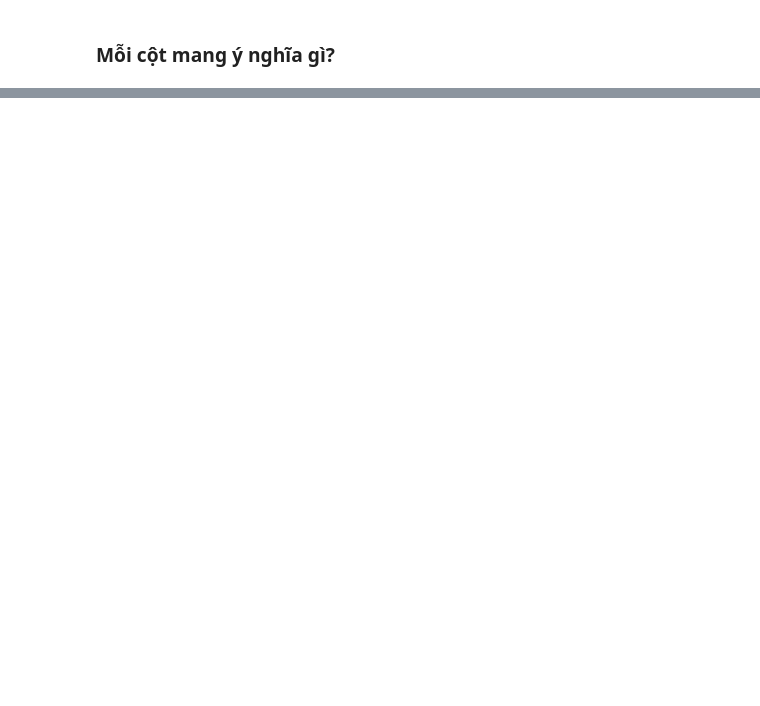
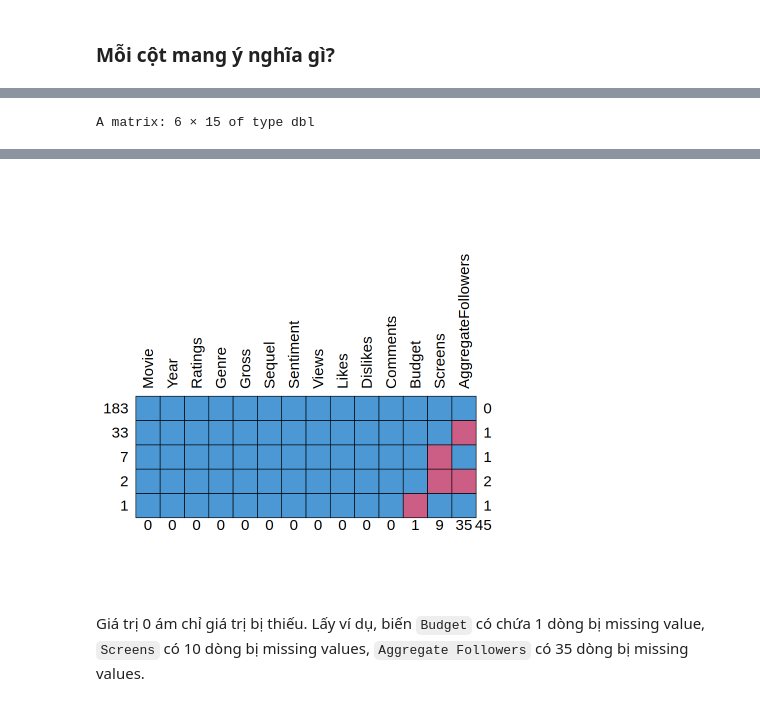
Before and after one commit to lnhutnam/MTT147-FinalProject, a Jupyter notebook: src/part-01/CSM-analysis.ipynb, the cells around one changed output, grey strips where cells are left out. Saved outputs shown, nothing was run; the diff lists cells and outputs as text; code cells hidden in the pictures; blank space fills up the shorter version.

```diff
--- a/src/part-01/CSM-analysis.ipynb
+++ b/src/part-01/CSM-analysis.ipynb
@@ -135,0 +384,6 @@ tibble [231 × 14] (S3: tbl_df/tbl/data.frame)
+# %%
+par(mar = c(5, 5, 2, 2), cex = 1.5)
+md_plot <- md.pattern(processed_data, plot = TRUE, rotate.names = TRUE)
+md_plot
+# %% [output]
+A matrix: 6 × 15 of type dbl
@@ -135,0 +397,3 @@ tibble [231 × 14] (S3: tbl_df/tbl/data.frame)
+[figure, added]
+# %% [markdown]
+Giá trị 0 ám chỉ giá trị bị thiếu. Lấy ví dụ, biến `Budget` có chứa 1 dòng bị missing value, `Screens` có 10 dòng bị missing values, `Aggregate Followers` có 35 dòng bị missing values.
```
Also changed, not shown: parts of 229 cells of this notebook, 2 other files.
